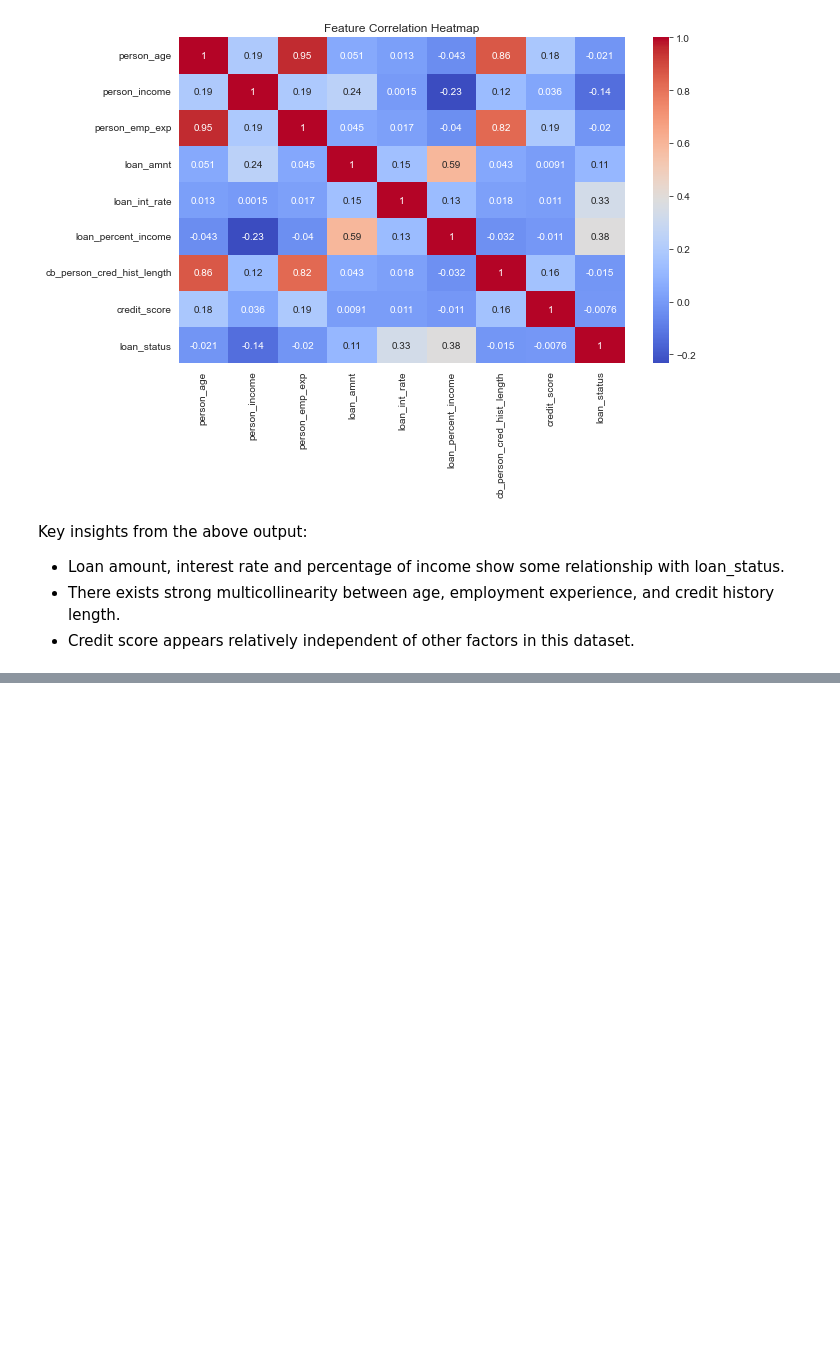
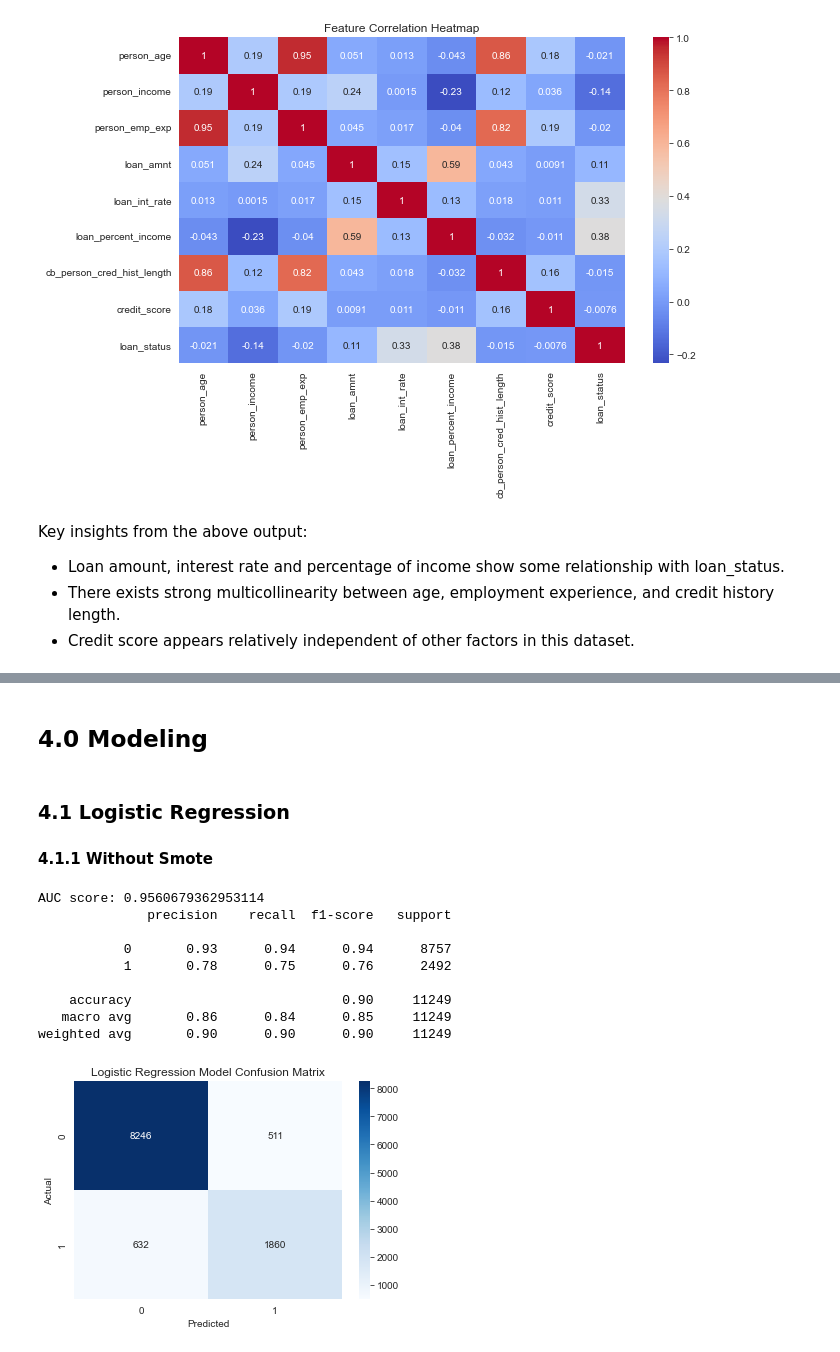
Before and after one commit to Patoh254code/Credit_Risk_Analysis, a Jupyter notebook: index.ipynb, the cells around one changed output, grey strips where cells are left out. Drawn from its saved outputs; the diff is of its cells as text; code cells hidden in the pictures; blank space fills up the shorter version.

```diff
--- a/index.ipynb
+++ b/index.ipynb
@@ -329,0 +414,18 @@ Key insights from the above output:
+# %%
+# Function for dropping the first dummy variable
+
+def drop_first(data, cols):
+    """
+    Function that manually drops first dummy variable of the encoded data
+
+    """
+    col_drop = []
+    for col in cols:
+        dummy_col = []
+        for i in data.columns:
+            if i.startswith(col):
+                dummy_col.append(i)
+        col_drop.append(dummy_col[0])
+    data.drop(columns=col_drop, inplace=True)
+
+    return data
@@ -329,0 +471,43 @@ Key insights from the above output:
+# %% [markdown]
+## **4.0 Modeling**
+# %% [markdown]
+### 4.1 Logistic Regression
+
+#### 4.1.1 Without Smote
+# %%
+# Normalize
+scaler = MinMaxScaler()
+X_train_scaled = scaler.fit_transform(X_train)
+X_test_scaled = scaler.transform(X_test)
+
+# train the model
+lr_scaled = LogisticRegression(max_iter=1000)
+lr_scaled.fit(X_train_scaled, y_train)
+y_pred_lr_scaled = lr_scaled.predict(X_test_scaled)
+
+# Auc score
+scaled_score = lr_scaled.decision_function(X_test_scaled)
+test_fpr_lr, test_tpr_lr, thresh = roc_curve(y_test, scaled_score)
+scaled_auc_lr = auc(test_fpr_lr, test_tpr_lr)
+
+print(f"AUC score: {scaled_auc_lr}")
+print(classification_report(y_true=y_test, y_pred=y_pred_lr_scaled))
+
+# confusion matrix for the predictions
+cfm = confusion_matrix(y_true=y_test, y_pred=y_pred_lr_scaled)
+sns.heatmap(cfm, fmt='d', annot=True, cmap="Blues")
+plt.title("Logistic Regression Model Confusion Matrix")
+plt.ylabel('Actual')
+plt.xlabel('Predicted')
+plt.show()
+# %% [output]
+AUC score: 0.9560679362953114
+              precision    recall  f1-score   support
+
+           0       0.93      0.94      0.94      8757
+           1       0.78      0.75      0.76      2492
+
+    accuracy                           0.90     11249
+   macro avg       0.86      0.84      0.85     11249
+weighted avg       0.90      0.90      0.90     11249
+[figure, added]
```
Also changed, not shown: parts of 34 cells of this notebook.
